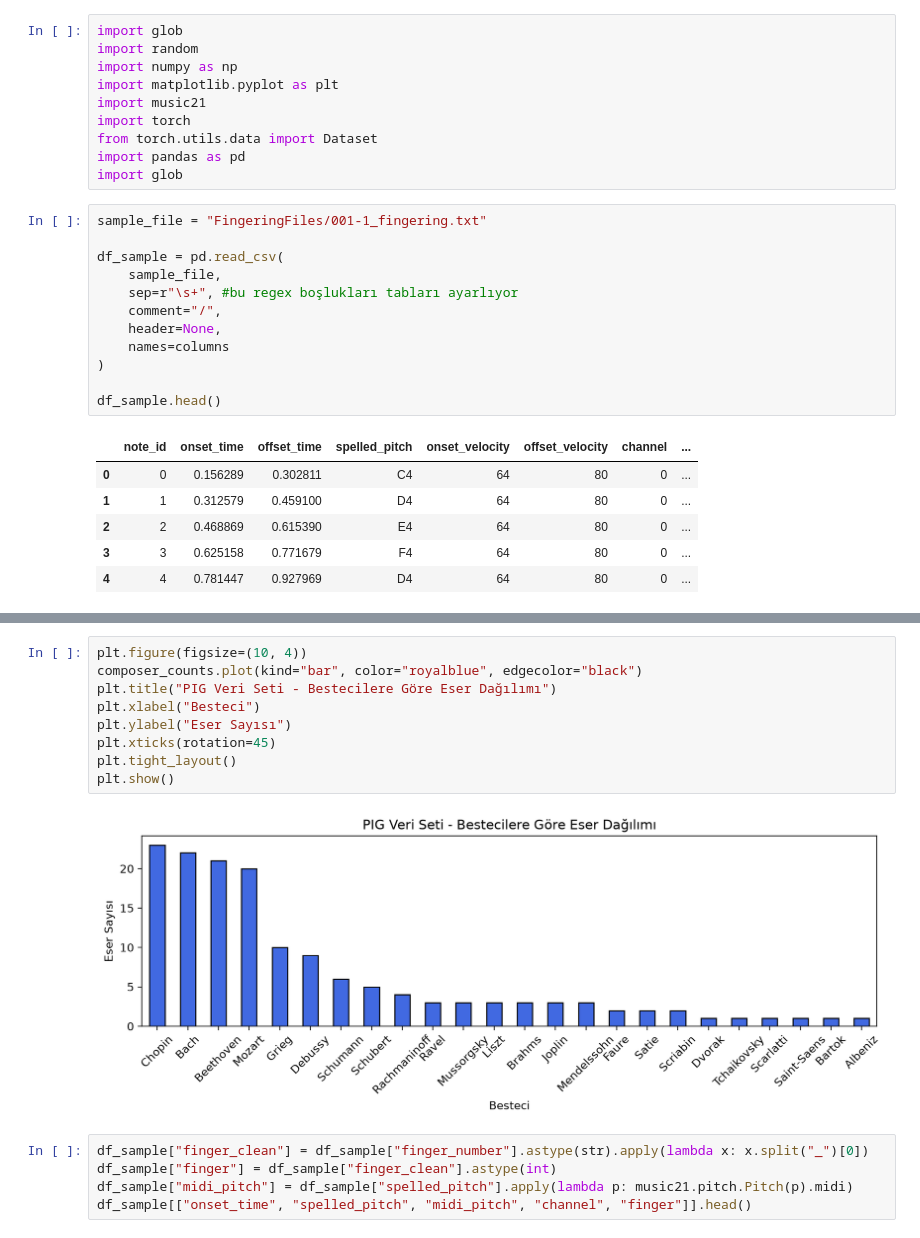
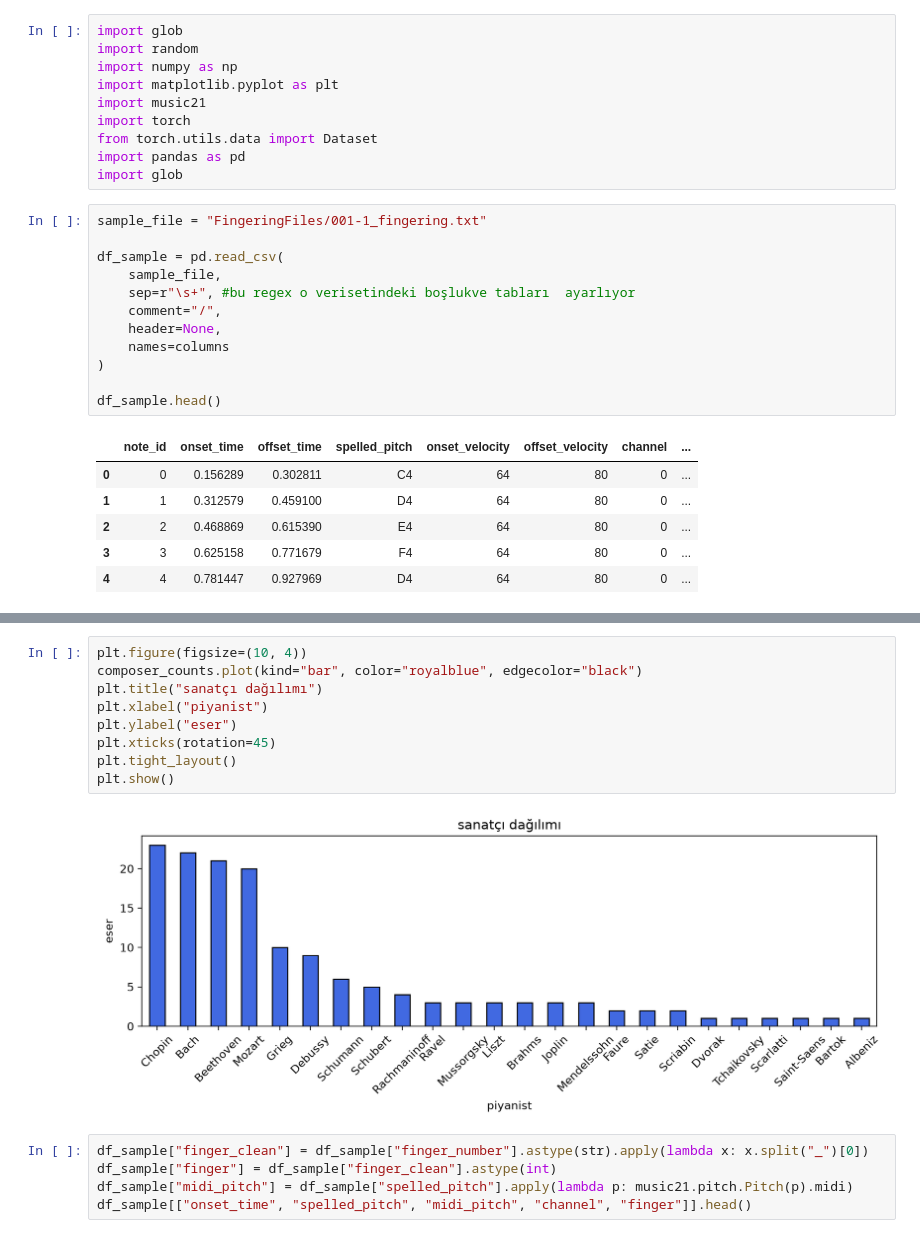
Before and after one commit to sutkucanverdi/piano-fingering-ml, a Jupyter notebook: pig.ipynb, the cells around one changed output, grey strips where cells are left out. Drawn from its saved outputs; the diff is of its cells as text.

```diff
--- a/pig.ipynb
+++ b/pig.ipynb
@@ -27,7 +27,7 @@ sample_file = "FingeringFiles/001-1_fingering.txt"
 
 df_sample = pd.read_csv(
     sample_file,
-    sep=r"\s+", #bu regex boşlukları tabları ayarlıyor
+    sep=r"\s+", #bu regex o verisetindeki boşlukve tabları  ayarlıyor
     comment="/",
     header=None,
     names=columns
@@ -69,14 +69,14 @@ Name: count, dtype: int64
 # %%
 plt.figure(figsize=(10, 4))
 composer_counts.plot(kind="bar", color="royalblue", edgecolor="black")
-plt.title("PIG Veri Seti - Bestecilere Göre Eser Dağılımı")
-plt.xlabel("Besteci")
-plt.ylabel("Eser Sayısı")
+plt.title("sanatçı dağılımı")
+plt.xlabel("piyanist")
+plt.ylabel("eser")
 plt.xticks(rotation=45)
 plt.tight_layout()
 plt.show()
 # %% [output]
-[figure, old version]
+[figure, new version]
 # %%
 df_sample["finger_clean"] = df_sample["finger_number"].astype(str).apply(lambda x: x.split("_")[0])
 df_sample["finger"] = df_sample["finger_clean"].astype(int)
```
Also changed, not shown: parts of 7 cells of this notebook.
